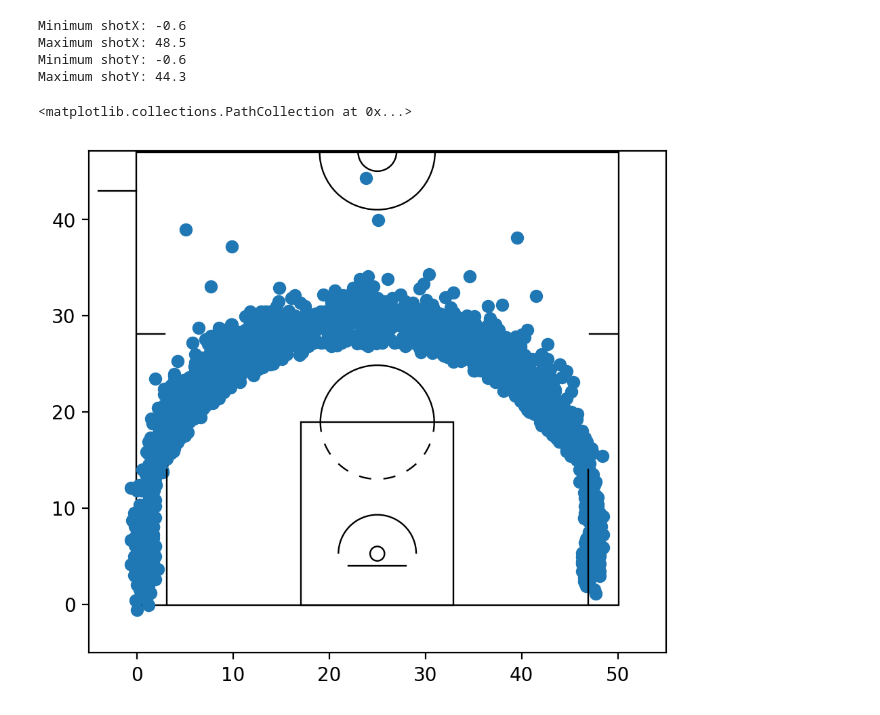
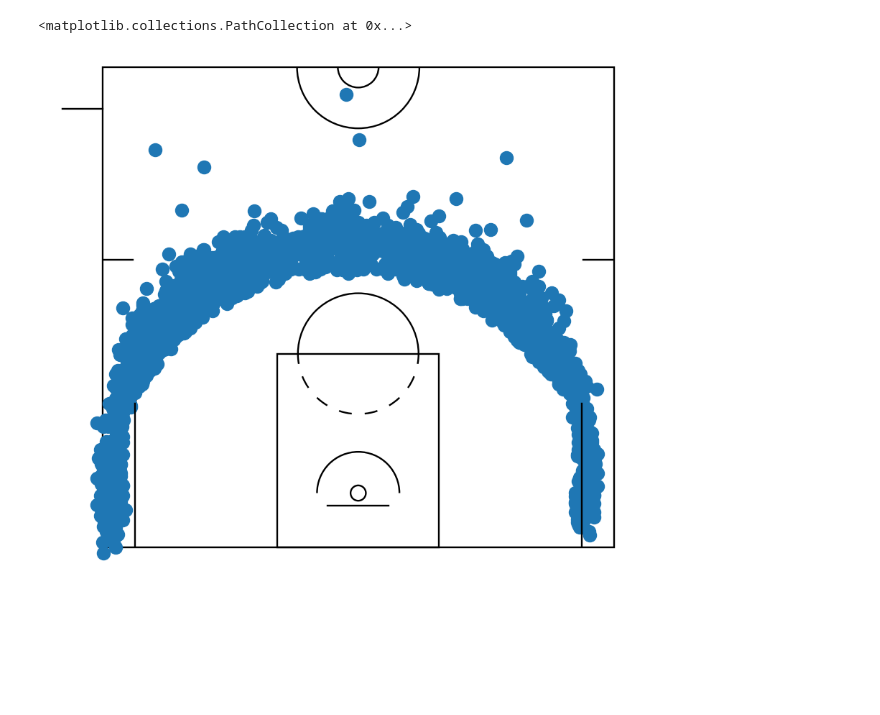
Before and after one commit to apradillap/MrCateringRATATATATA, a Jupyter notebook: notebooks/jose_manuel_calderon_3pt_shots.ipynb, the cells around one changed output. Saved outputs shown, nothing was run; the diff lists cells and outputs as text; code cells hidden in the pictures; blank space fills up the shorter version.

```diff
--- a/notebooks/jose_manuel_calderon_3pt_shots.ipynb
+++ b/notebooks/jose_manuel_calderon_3pt_shots.ipynb
@@ -6,16 +0,0 @@ import os
-# %%
-# Calculate the minimum and maximum values for shotX and shotY
-min_shotX = data['shotX'].min()
-max_shotX = data['shotX'].max()
-min_shotY = data['shotY'].min()
-max_shotY = data['shotY'].max()
-
-print(f"Minimum shotX: {min_shotX}")
-print(f"Maximum shotX: {max_shotX}")
-print(f"Minimum shotY: {min_shotY}")
-print(f"Maximum shotY: {max_shotY}")
-# %% [output]
-Minimum shotX: -0.6
-Maximum shotX: 48.5
-Minimum shotY: -0.6
-Maximum shotY: 44.3
@@ -22,14 +12,13 @@ Maximum shotY: 44.3
 # %%
-
 file_path = os.getenv('OUTPUT_FILE')
 
 data = pd.read_csv(file_path)
 x = data['shotX']
 y = data['shotY']
 
 court = Court(court_type="nba", origin="top-left", units="ft")
-fig, ax = court.draw(showaxis=True, orientation="vd")
+fig, ax = court.draw(orientation="vd")
 ax.scatter(x, y)
 # %% [output]
 <matplotlib.collections.PathCollection at 0x...>
-[figure, old version]
+[figure, new version]
```
Also changed, not shown: parts of 4 cells of this notebook.
